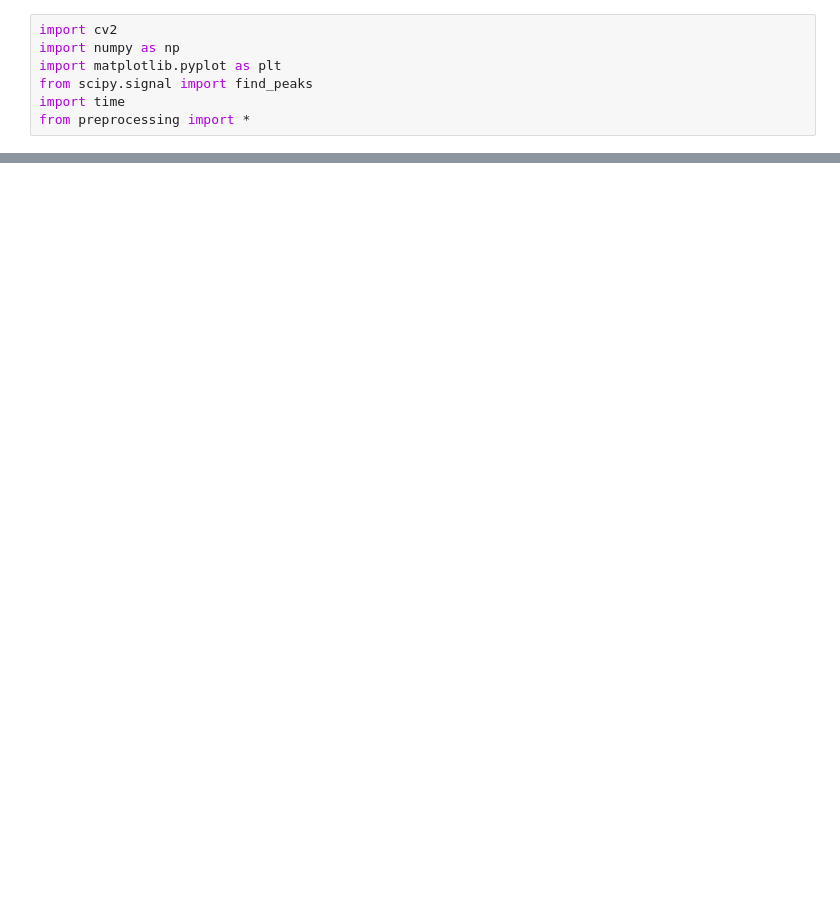
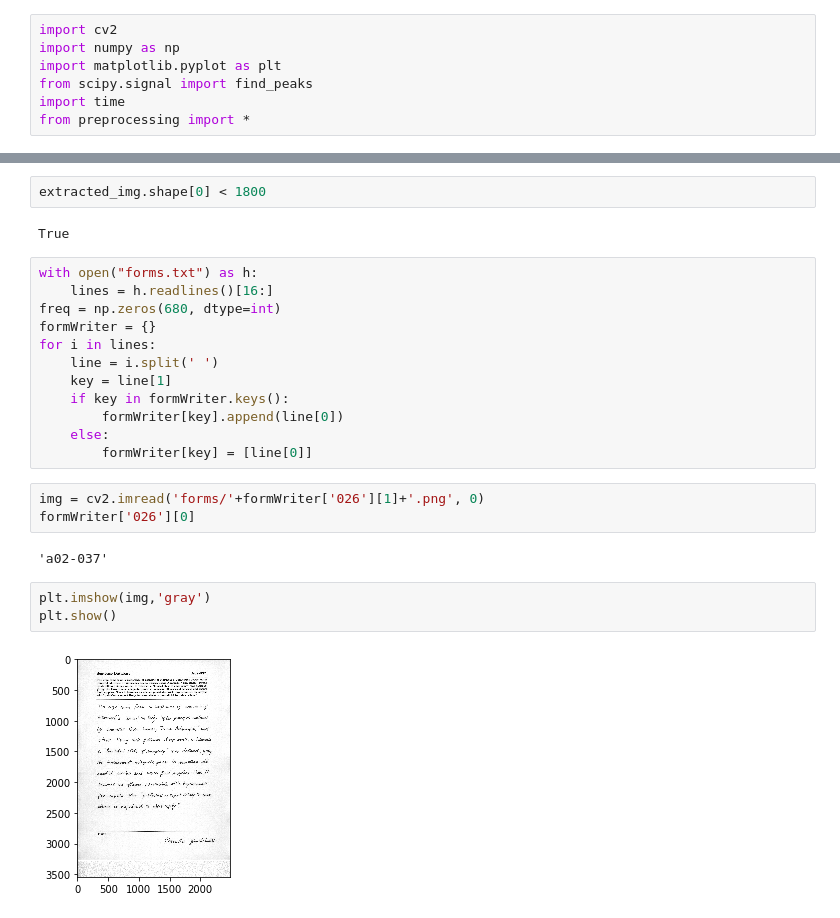
Before and after one commit to karashily/WriterRecognition, a Jupyter notebook: Preprocessing.ipynb, the cells around one changed output, grey strips where cells are left out. Drawn from its saved outputs; the diff is of its cells as text; blank space fills up the shorter version.

```diff
--- a/Preprocessing.ipynb
+++ b/Preprocessing.ipynb
@@ -38,0 +83,26 @@ array([ 669, 2815], dtype=int64)
+# %%
+extracted_img.shape[0] < 1800
+# %% [output]
+True
+# %%
+with open("forms.txt") as h:
+    lines = h.readlines()[16:]
+freq = np.zeros(680, dtype=int)
+formWriter = {}
+for i in lines:
+    line = i.split(' ')
+    key = line[1]
+    if key in formWriter.keys():
+        formWriter[key].append(line[0])
+    else:
+        formWriter[key] = [line[0]]
+# %%
+img = cv2.imread('forms/'+formWriter['026'][1]+'.png', 0)
+formWriter['026'][0]
+# %% [output]
+'a02-037'
+# %%
+plt.imshow(img,'gray')
+plt.show()
+# %% [output]
+[figure, added]
```
Also changed, not shown: parts of 6 cells of this notebook, 2 other files.
